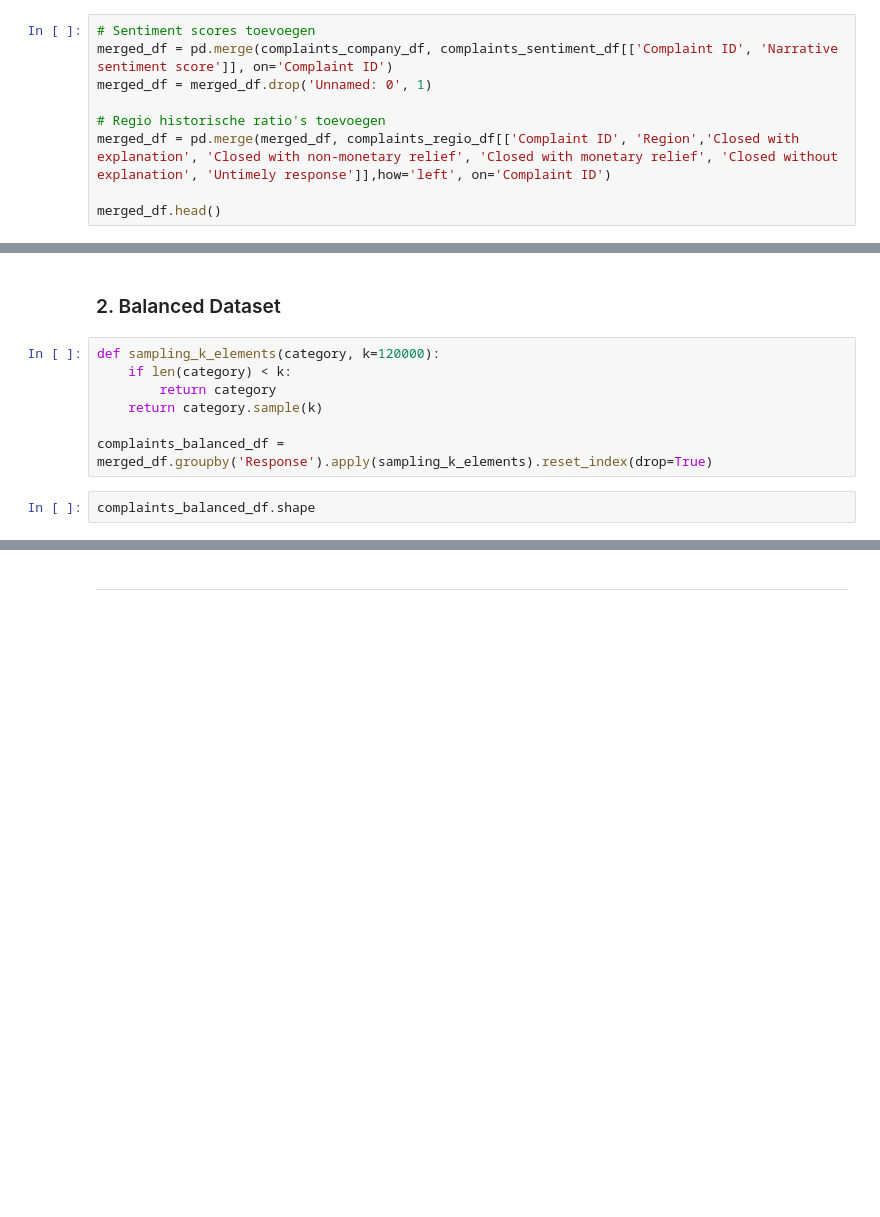
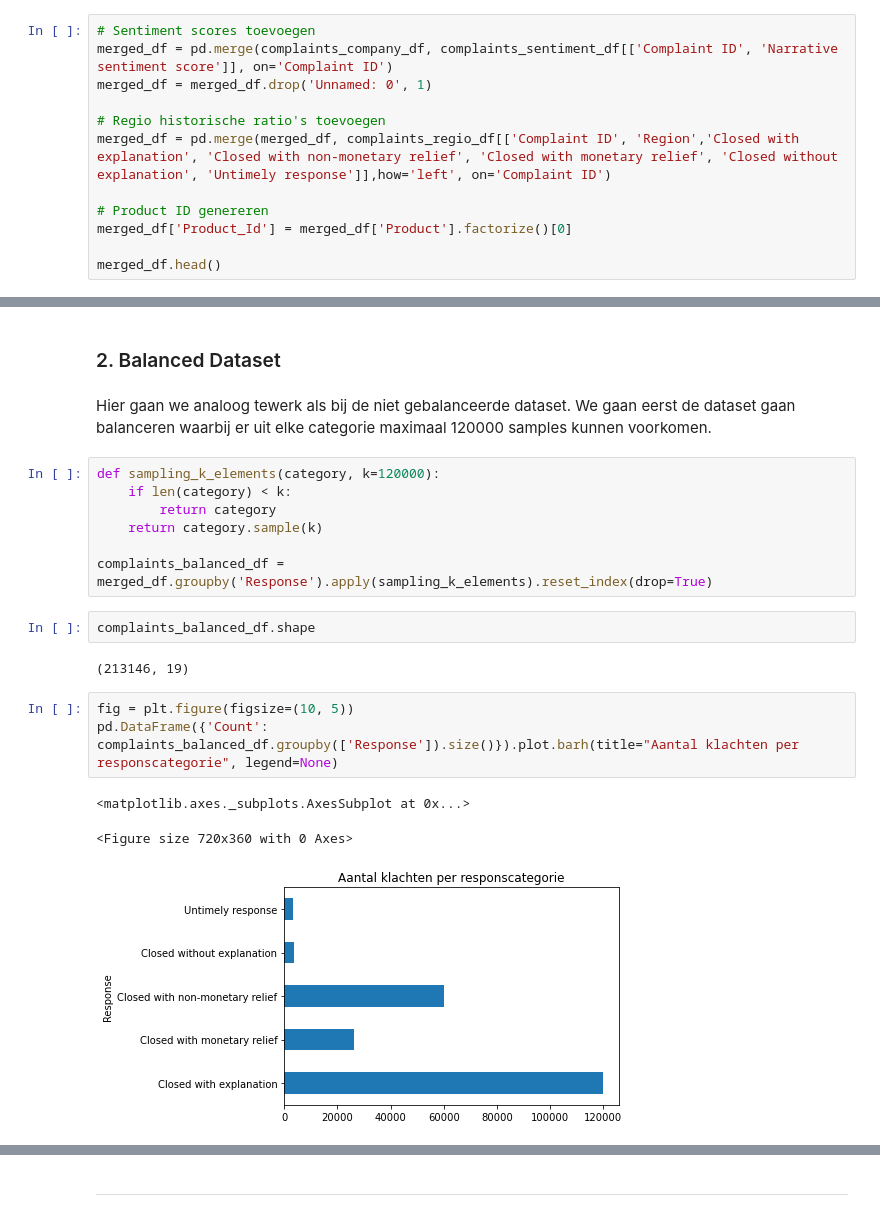
Before and after one commit to WouterStemgee/applied-machine-learning-consumer-complaints-database, a Jupyter notebook: sprint3/sprint3.ipynb, the cells around one changed output, grey strips where cells are left out. Saved outputs shown, nothing was run; the diff lists cells and outputs as text; blank space fills up the shorter version.

Commit message:
merge

```diff
--- a/sprint3/sprint3.ipynb
+++ b/sprint3/sprint3.ipynb
@@ -1068,6 +1066,9 @@ merged_df = merged_df.drop('Unnamed: 0', 1)
 # Regio historische ratio's toevoegen
 merged_df = pd.merge(merged_df, complaints_regio_df[['Complaint ID', 'Region','Closed with explanation', 'Closed with non-monetary relief', 'Closed with monetary relief', 'Closed without explanation', 'Untimely response']],how='left', on='Complaint ID')
 
+# Product ID genereren
+merged_df['Product_Id'] = merged_df['Product'].factorize()[0]
+
 merged_df.head()
 # %% [output]
 |  | Complaint ID | Product | Narrative | Company | State | Response | Closed with explanation_x | ... |
@@ -1131,5 +1145,7 @@ plt.title("Confusion Matrix", size=16);
 # %% [markdown]
 ### 2. Balanced Dataset
+# %% [markdown]
+Hier gaan we analoog tewerk als bij de niet gebalanceerde dataset. We gaan eerst de dataset gaan balanceren waarbij er uit elke categorie maximaal 120000 samples kunnen voorkomen.
 # %%
 def sampling_k_elements(category, k=120000):
     if len(category) < k:
@@ -1139,6 +1155,15 @@ def sampling_k_elements(category, k=120000):
 complaints_balanced_df = merged_df.groupby('Response').apply(sampling_k_elements).reset_index(drop=True)
 # %%
 complaints_balanced_df.shape
+# %% [output]
+(213146, 19)
+# %%
+fig = plt.figure(figsize=(10, 5))
+pd.DataFrame({'Count': complaints_balanced_df.groupby(['Response']).size()}).plot.barh(title="Aantal klachten per responscategorie", legend=None)
+# %% [output]
+<matplotlib.axes._subplots.AxesSubplot at 0x...>
+<Figure size 720x360 with 0 Axes>
+[figure, added]
 # %%
 X_bal = complaints_balanced_df[feature_names]
 y_bal = complaints_balanced_df['Response']
```
Also changed, not shown: parts of 22 cells of this notebook.
